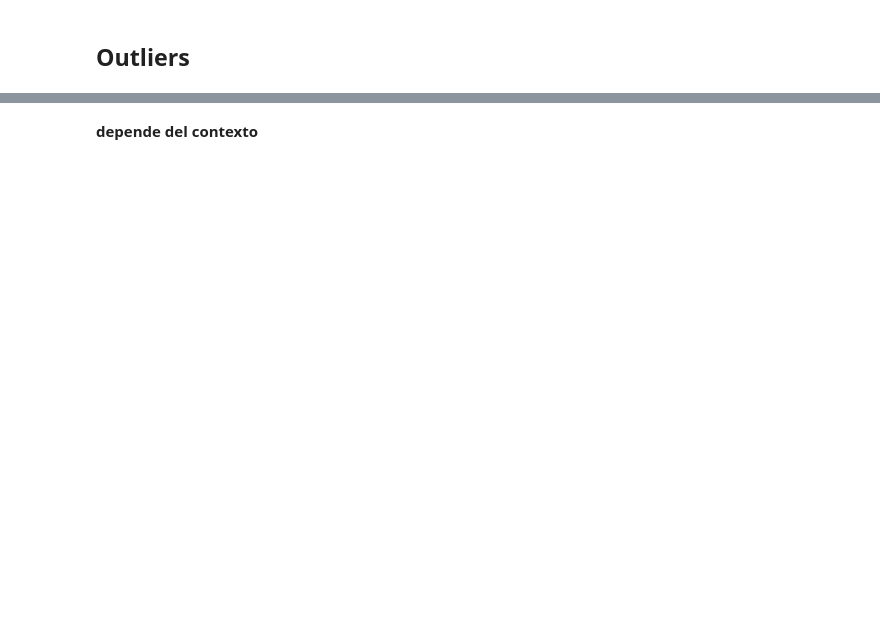
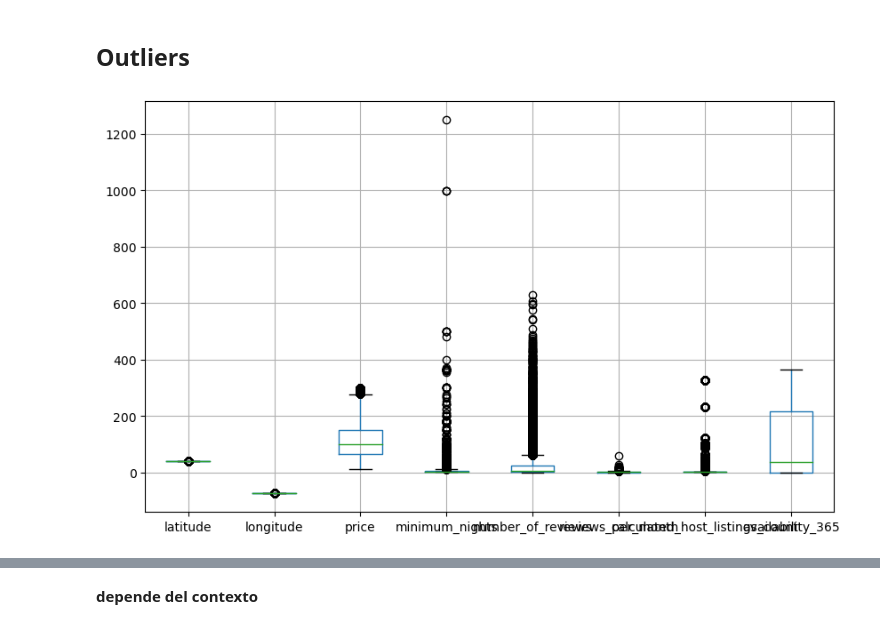
Before and after one commit to Ironhack-Data-Madrid-Enero-2023/apuntes_clase, a Jupyter notebook: semana_2/4.1 - Data Cleaning 2.ipynb, the cells around one changed output, grey strips where cells are left out. Saved outputs shown, nothing was run; the diff lists cells and outputs as text; code cells hidden in the pictures; blank space fills up the shorter version.

```diff
--- a/semana_2/4.1 - Data Cleaning 2.ipynb
+++ b/semana_2/4.1 - Data Cleaning 2.ipynb
@@ -777,2 +777,9 @@ memory usage: 8.4 MB
 # %% [markdown]
 ## Outliers
+# %%
+plt.figure(figsize=(10, 6))
+
+
+airbnb.boxplot();
+# %% [output]
+[figure, added]
```
Also changed, not shown: parts of 59 cells of this notebook.
